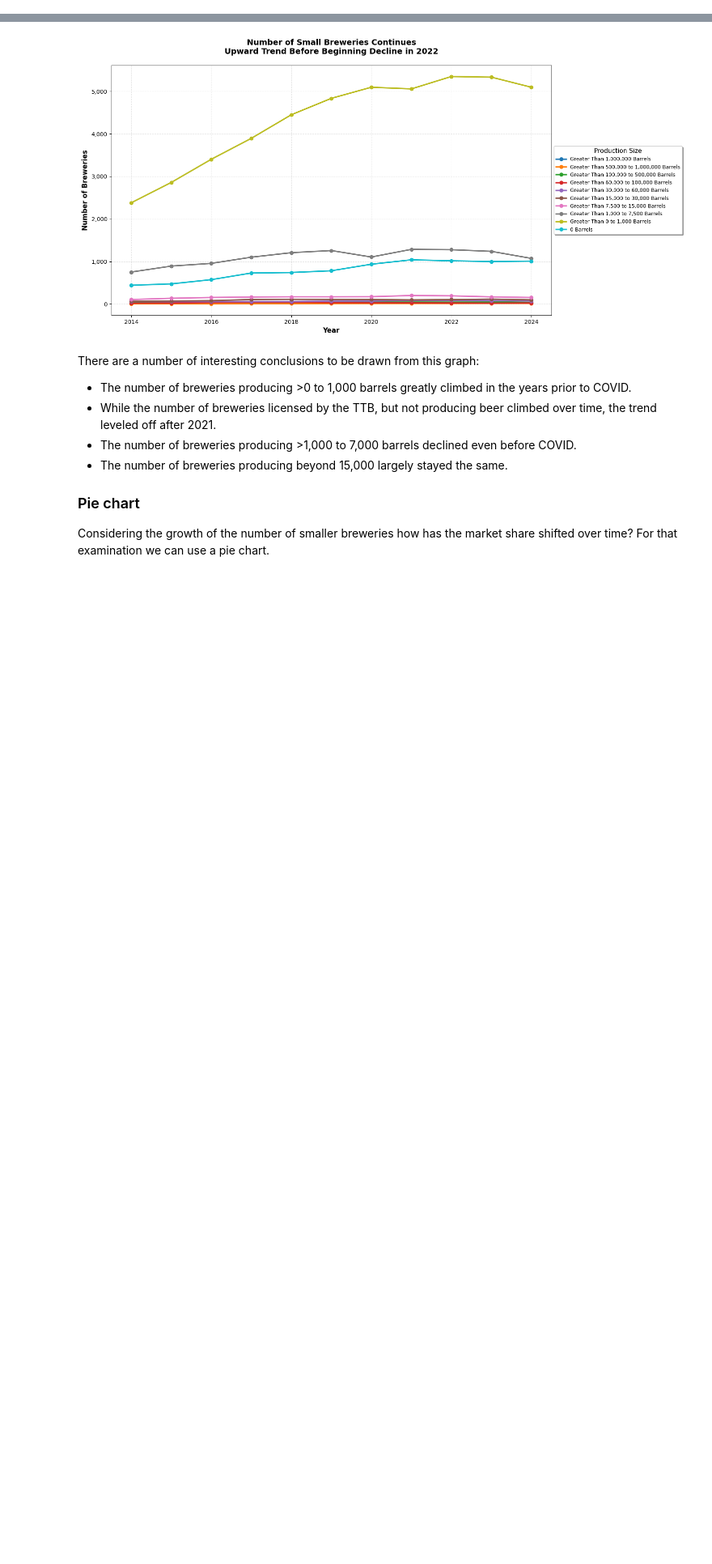
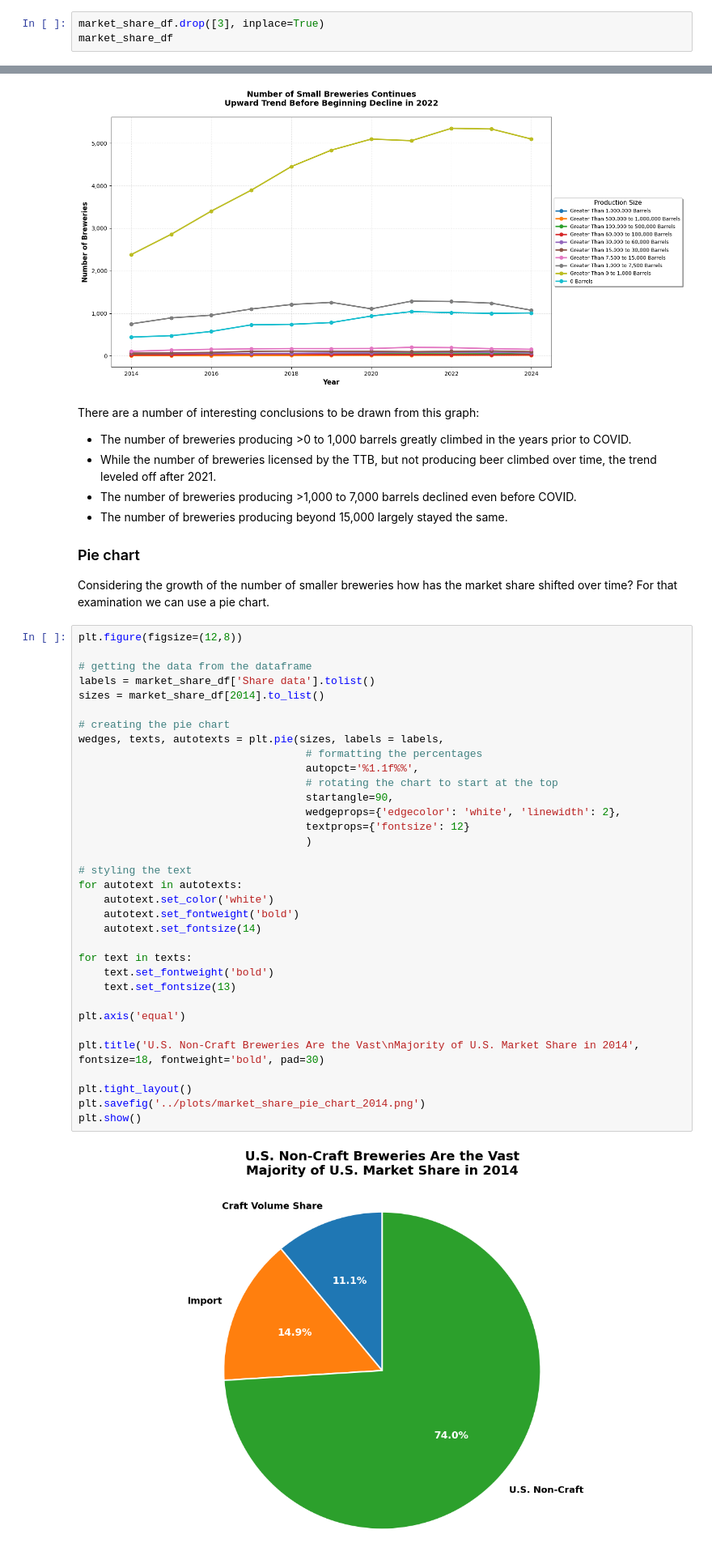
Before and after one commit to miramontron/us_beer_production, a Jupyter notebook: notebooks/us_beer_production.ipynb, the cells around one changed output, grey strips where cells are left out. Shown at 81% size. Drawn from its saved outputs; the diff is of its cells as text; blank space fills up the shorter version.

```diff
--- a/notebooks/us_beer_production.ipynb
+++ b/notebooks/us_beer_production.ipynb
@@ -281,0 +285,3 @@ market_share_df
+# %%
+market_share_df.drop([3], inplace=True)
+market_share_df
@@ -395,3 +406,39 @@ There are a number of interesting conclusions to be drawn from this graph:
 ### Pie chart
 
 Considering the growth of the number of smaller breweries how has the market share shifted over time? For that examination we can use a pie chart.
+# %%
+plt.figure(figsize=(12,8))
+
+# getting the data from the dataframe
+labels = market_share_df['Share data'].tolist()
+sizes = market_share_df[2014].to_list()
+
+# creating the pie chart
+wedges, texts, autotexts = plt.pie(sizes, labels = labels,
+                                    # formatting the percentages
+                                    autopct='%1.1f%%',
+                                    # rotating the chart to start at the top
+                                    startangle=90,
+                                    wedgeprops={'edgecolor': 'white', 'linewidth': 2},
+                                    textprops={'fontsize': 12}
+                                    )
+
+# styling the text
+for autotext in autotexts:
+    autotext.set_color('white')
+    autotext.set_fontweight('bold')
+    autotext.set_fontsize(14)
+
+for text in texts:
+    text.set_fontweight('bold')
+    text.set_fontsize(13)
+
+plt.axis('equal')
+
+plt.title('U.S. Non-Craft Breweries Are the Vast\nMajority of U.S. Market Share in 2014', fontsize=18, fontweight='bold', pad=30)
+
+plt.tight_layout()
+plt.savefig('../plots/market_share_pie_chart_2014.png')
+plt.show()
+# %% [output]
+[figure, added]
```
Also changed, not shown: parts of 8 cells of this notebook, 3 other files.
